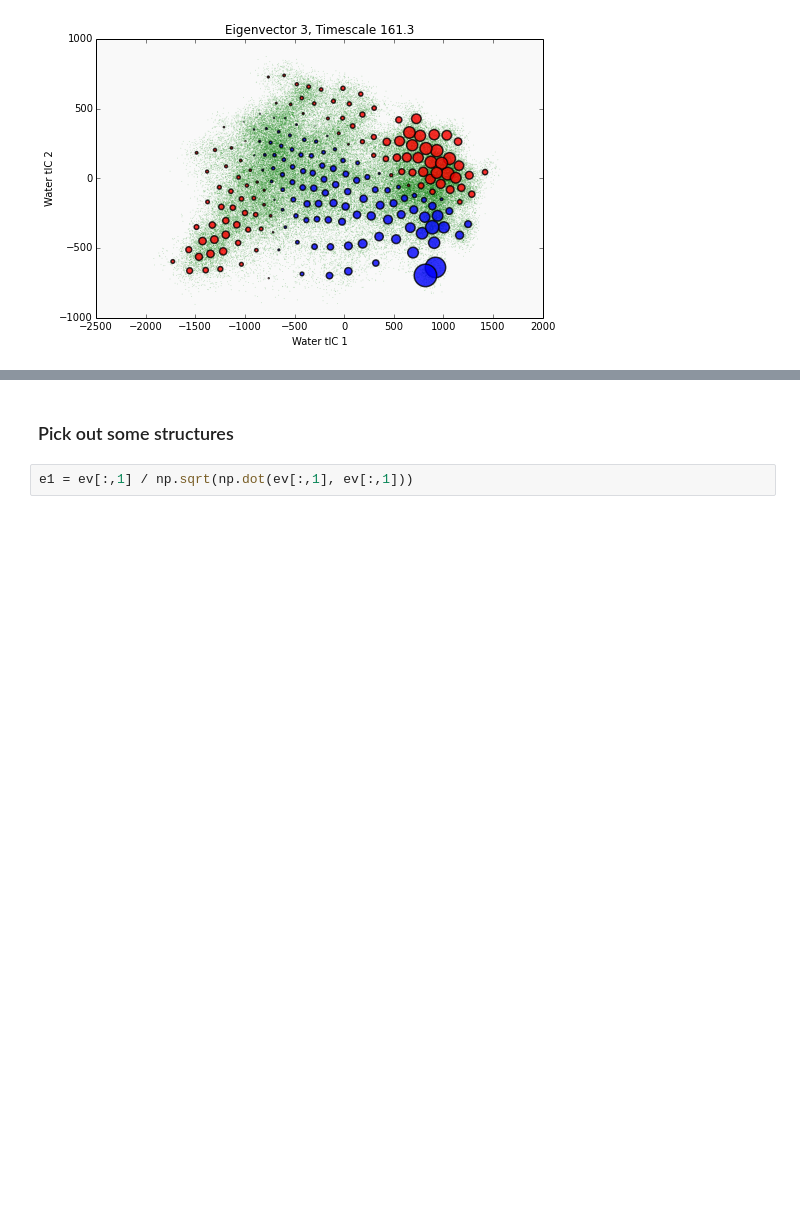
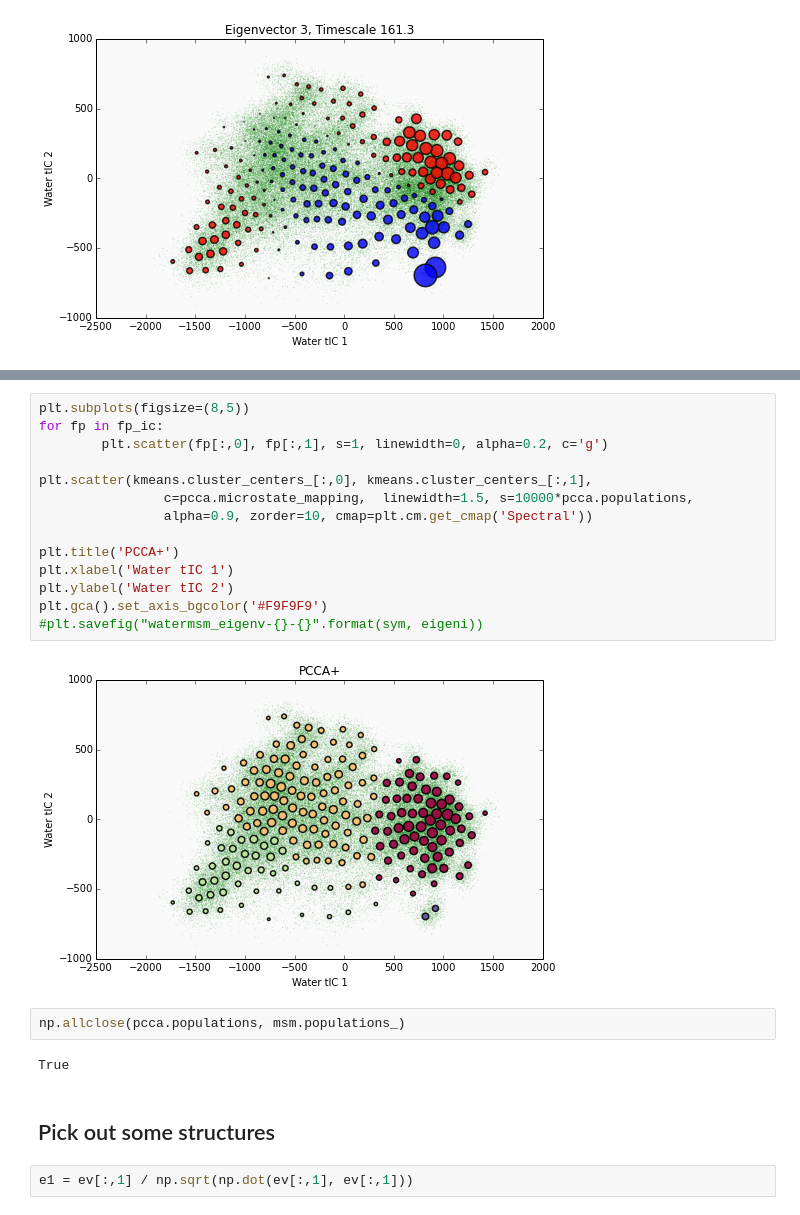
Before and after one commit to mpharrigan/wetmsm, a Jupyter notebook: ipython/bphc_water/3-bphc_tica_msm.ipynb, the cells around one changed output, grey strips where cells are left out. Saved outputs shown, nothing was run; the diff lists cells and outputs as text; blank space fills up the shorter version.

```diff
--- a/ipython/bphc_water/3-bphc_tica_msm.ipynb
+++ b/ipython/bphc_water/3-bphc_tica_msm.ipynb
@@ -167,5 +226,25 @@ plot_eigen(3, sym)
+# %%
+plt.subplots(figsize=(8,5))
+for fp in fp_ic:
+        plt.scatter(fp[:,0], fp[:,1], s=1, linewidth=0, alpha=0.2, c='g')
+
+plt.scatter(kmeans.cluster_centers_[:,0], kmeans.cluster_centers_[:,1],
+                c=pcca.microstate_mapping,  linewidth=1.5, s=10000*pcca.populations,
+                alpha=0.9, zorder=10, cmap=plt.cm.get_cmap('Spectral'))
+
+plt.title('PCCA+')
+plt.xlabel('Water tIC 1')
+plt.ylabel('Water tIC 2')
+plt.gca().set_axis_bgcolor('#F9F9F9')
+#plt.savefig("watermsm_eigenv-{}-{}".format(sym, eigeni))
+# %% [output]
+[figure, added]
+# %%
+np.allclose(pcca.populations, msm.populations_)
+# %% [output]
+True
 # %% [markdown]
-### Pick out some structures
+## Pick out some structures
 # %%
 e1 = ev[:,1] / np.sqrt(np.dot(ev[:,1], ev[:,1]))
 # %%
```
Also changed, not shown: parts of 6 cells of this notebook.
